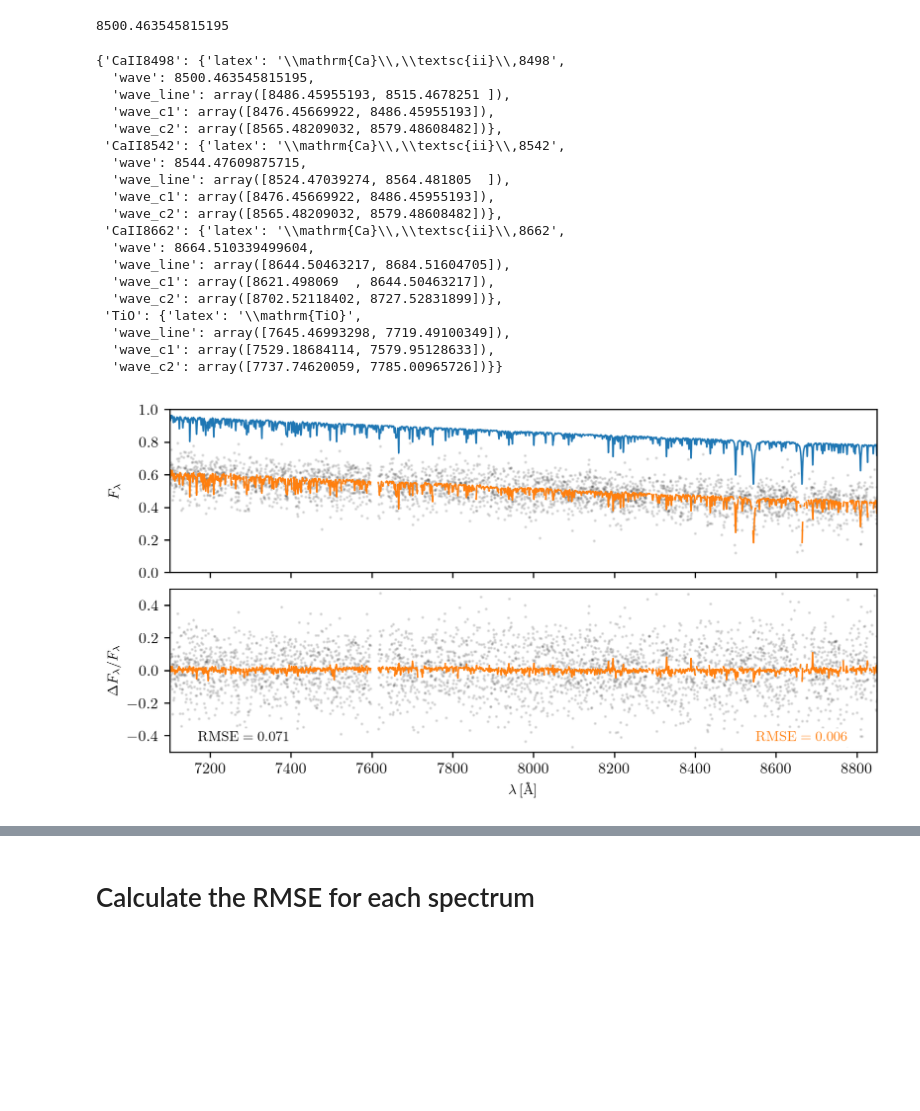
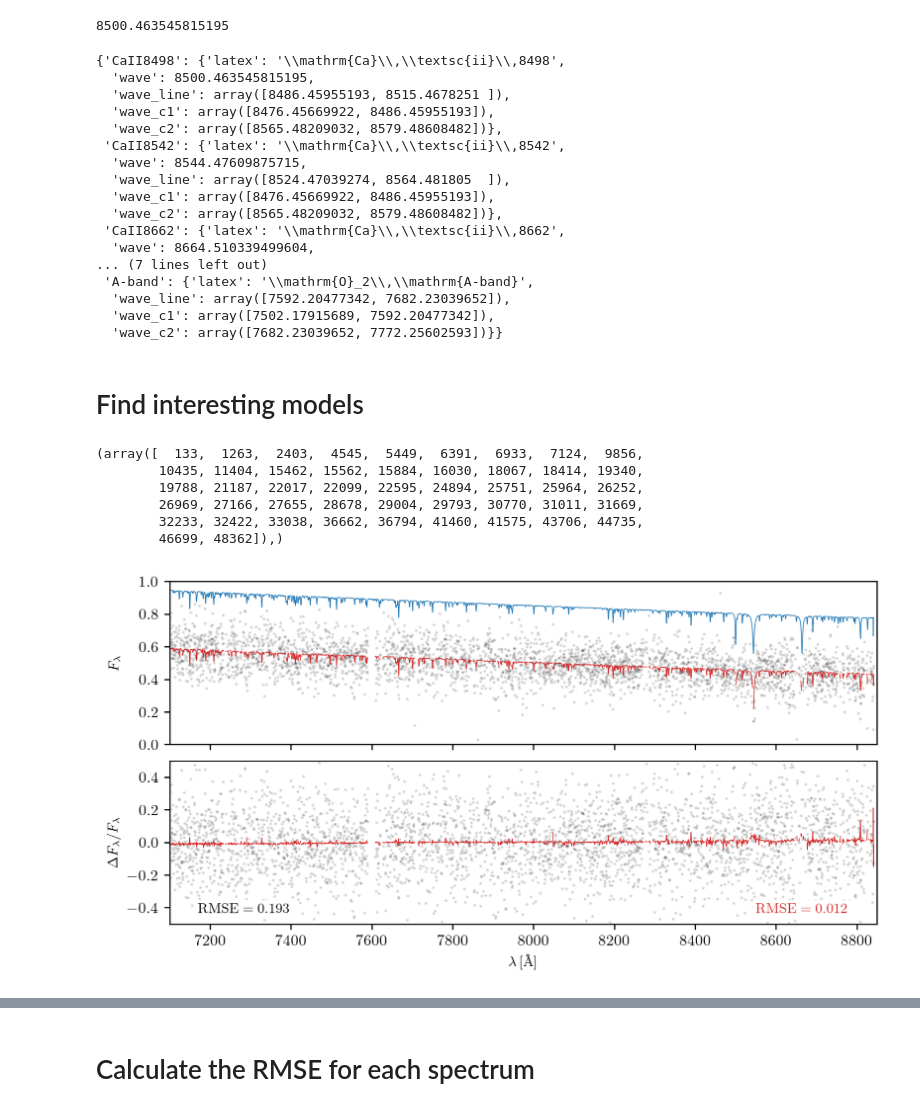
Before and after one commit to dobos/BlindspotDenoiser-paper, a Jupyter notebook: nb/ew.ipynb, the cells around one changed output, grey strips where cells are left out. Cells and saved outputs as stored; diff of their text form; code cells hidden in the pictures; blank space fills up the shorter version.

```diff
--- a/nb/ew.ipynb
+++ b/nb/ew.ipynb
@@ -280,7 +471,14 @@ EW_DEF = {
         'wave_line': air_to_vac([7643.25, 7717.25]),
         'wave_c1': air_to_vac([7527.0, 7577.75]),
         'wave_c2': air_to_vac([7735.5, 7782.75]),
-    }
+    },
+
+    'A-band': {
+        'latex': R'\mathrm{O}_2\,\mathrm{A-band}',
+        'wave_line': air_to_vac([7590, 7680.0]),
+        'wave_c1': air_to_vac([7500.0, 7590.0]),
+        'wave_c2': air_to_vac([7680.0, 7770.0]),
+    },
 }
 
 EW_DEF
@@ -297,19 +495,35 @@ EW_DEF
   'wave_c2': array([8565.48209032, 8579.48608482])},
  'CaII8662': {'latex': '\\mathrm{Ca}\\,\\textsc{ii}\\,8662',
   'wave': 8664.510339499604,
-  'wave_line': array([8644.50463217, 8684.51604705]),
-  'wave_c1': array([8621.498069  , 8644.50463217]),
-  'wave_c2': array([8702.52118402, 8727.52831899])},
- 'TiO': {'latex': '\\mathrm{TiO}',
-  'wave_line': array([7645.46993298, 7719.49100349]),
-  'wave_c1': array([7529.18684114, 7579.95128633]),
-  'wave_c2': array([7737.74620059, 7785.00965726])}}
+... (7 lines left out)
+ 'A-band': {'latex': '\\mathrm{O}_2\\,\\mathrm{A-band}',
+  'wave_line': array([7592.20477342, 7682.23039652]),
+  'wave_c1': array([7502.17915689, 7592.20477342]),
+  'wave_c2': array([7682.23039652, 7772.25602593])}}
+# %% [markdown]
+# Find interesting models
+# %%
+m = ((denoised['logg'] > 4.5) & (denoised['teff'] > 5000) &
+    (denoised['mh'] > -0.5) & (denoised['mh'] < 0.0) &
+    # (np.abs(denoised['rv']) < 30) &
+    (denoised['snr0'] > 2) & (denoised['snr0'] < 5))
+
+np.where(m)
+# %% [output]
+(array([  133,  1263,  2403,  4545,  5449,  6391,  6933,  7124,  9856,
+        10435, 11404, 15462, 15562, 15884, 16030, 18067, 18414, 19340,
+        19788, 21187, 22017, 22099, 22595, 24894, 25751, 25964, 26252,
+        26969, 27166, 27655, 28678, 29004, 29793, 30770, 31011, 31669,
+        32233, 32422, 33038, 36662, 36794, 41460, 41575, 43706, 44735,
+        46699, 48362]),)
 # %%
 # i = 42      # Solar metallicity cool dwarf
 # i = 133     # G dwarf, solar metallicity
 # i = 2696
-i = 4141
+# i = 4141
 # i = 336
+
+i = 29004
 # %%
 fig, ax = plt.subplots(2, 1, figsize=(8.2, 4), dpi=240, sharex='col', sharey='row',
                          gridspec_kw={'hspace': 0.1, 'wspace': 0.06})
@@ -325,18 +539,20 @@ m = np.full_like(w, True, dtype=bool)
 f[wave_mask] = denoised['noisy'][i, :]
 ax[0].plot(w[m], f[m], '.', ms=2, color='k', alpha=0.1, rasterized=True)
 
-rmse_noisy = np.sqrt(np.nanmean((f[m] - training['flux'][i, :][m])**2))
+r = (f[m] - training['flux'][i, :][m]) / training['flux'][i, :][m]
+rmse_noisy = np.sqrt(np.nanmean((r)**2))
 
 # Clean
 
-ax[0].plot(w[m], training['flux'][i, :][m] + 0.35, '-', lw=1.0, color='tab:blue')
+ax[0].plot(w[m], training['flux'][i, :][m] + 0.35, '-', lw=0.5, color='tab:blue')
 
 # Denoised
 
 f[wave_mask] = denoised['denoised'][i, :]
-ax[0].plot(w[m], f[m], '-', lw=1.0, color='tab:orange')
+ax[0].plot(w[m], f[m], '-', lw=0.5, color='tab:red')
 
-rmse_denoised = np.sqrt(np.nanmean((f[m] - training['flux'][i, :][m])**2))
+r = (f[m] - training['flux'][i, :][m]) / training['flux'][i, :][m]
+rmse_denoised = np.sqrt(np.nanmean((r)**2))
 
 ###
 
@@ -352,36 +568,36 @@ r[wave_mask] = (denoised['noisy'][i, :] - denoised['flux'][i, :]) / denoised['fl
 ax[1].plot(w[m], r[m], '.', ms=2, color='k', alpha=0.1, rasterized=True)
 
 r[wave_mask] = (denoised['denoised'][i, :] - denoised['flux'][i, :]) / denoised['flux'][i, :]
-ax[1].plot(w[m], r[m], '-', lw=1.0, color='tab:orange')
+ax[1].plot(w[m], r[m], '-', lw=0.5, color='tab:red')
 
 ax[1].set_xlim(wave[0], wave[-1])
 ax[1].set_ylim(-0.5, 0.5)
 
 ax[1].set_xlabel(R'$\lambda\,[\mathrm{\AA}]$', fontsize=9)
 ax[1].set_ylabel(R'$\Delta F_\lambda / F_\lambda$', fontsize=9)
 
 ax[1].text(
     0.04, 0.05, fR'$\mathrm{{RMSE}}={rmse_noisy:.3f}$',
     fontsize=9, color='black',
     verticalalignment='bottom', horizontalalignment='left',
     transform=ax[1].transAxes,
     bbox=dict(facecolor='white', edgecolor='none', pad=2)
 )
 
 ax[1].text(
     0.96, 0.05, fR'$\mathrm{{RMSE}}={rmse_denoised:.3f}$',
-    fontsize=9, color='tab:orange',
+    fontsize=9, color='tab:red',
     verticalalignment='bottom', horizontalalignment='right',
     transform=ax[1].transAxes,
     bbox=dict(facecolor='white', edgecolor='none', pad=2)
 )
 
 fig.tight_layout()
 fig.align_ylabels()
 
 fig.savefig(f'../figs/fig_denoised_rel_error.pdf', bbox_inches='tight')
 # %% [output]
-[figure, old version]
+[figure, new version]
 # %%
 def plot_ew(ew_def, i, ax, buffer=5, cmap=plt.get_cmap('tab10')):
     # Shift spectrum to rest-frame
```
Also changed, not shown: parts of 43 cells of this notebook, 41 other files.
